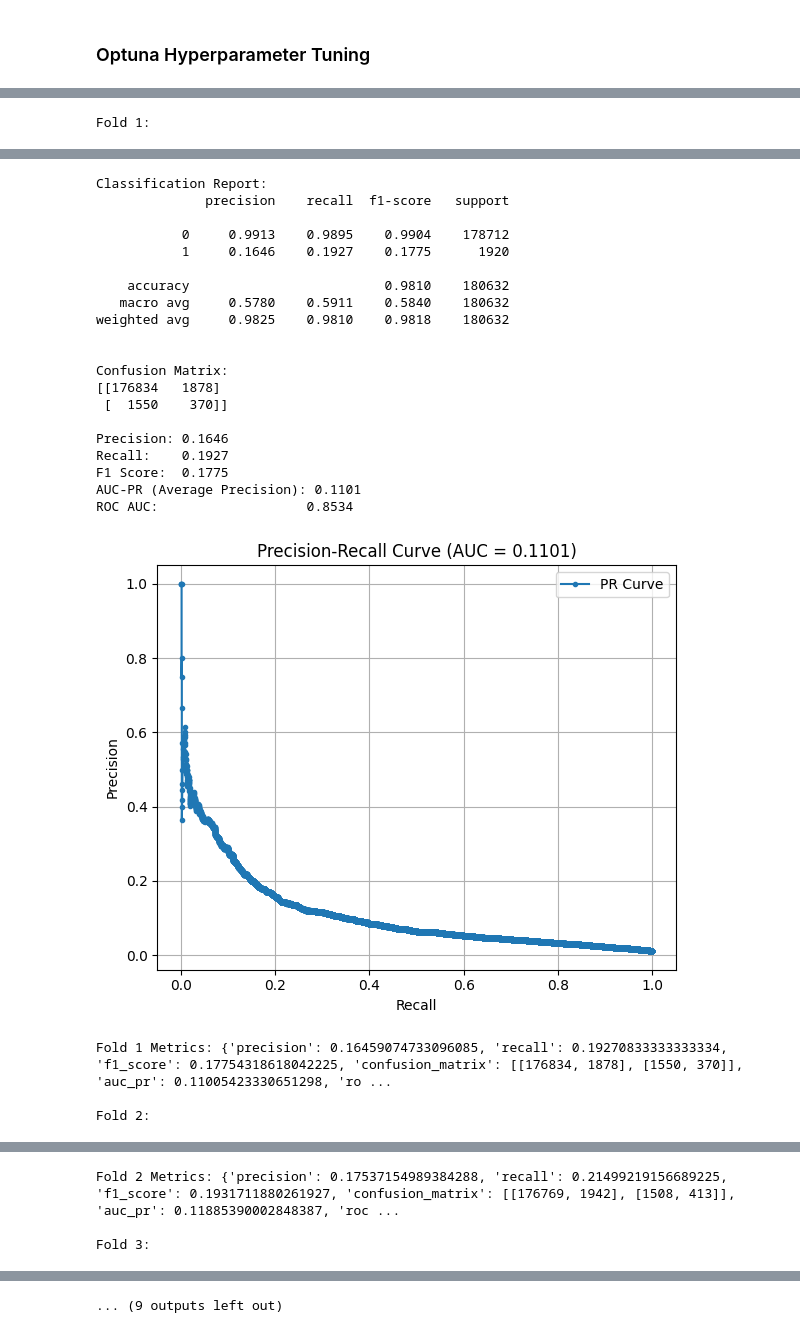
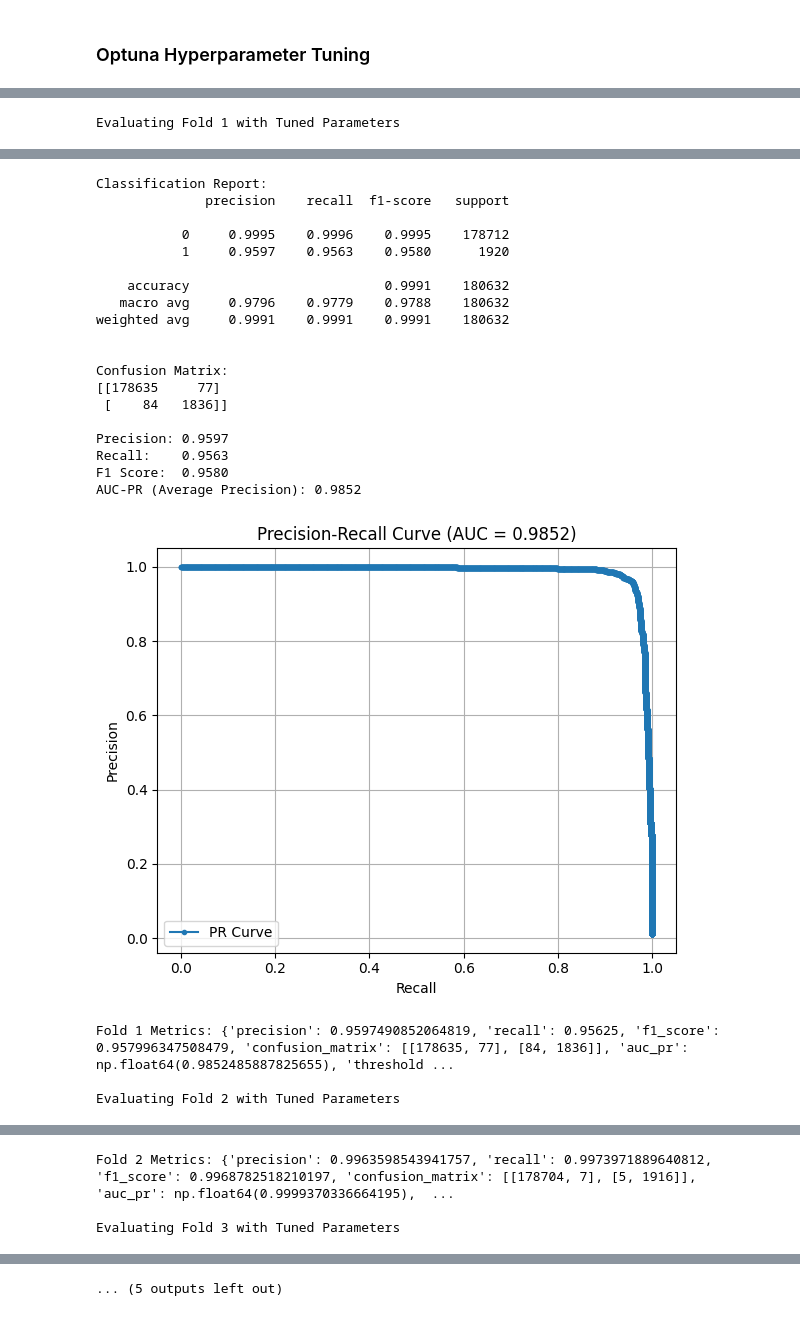
Before and after one commit to bernisschow/DSA4263-Business-and-Commerce-Fraud-Detection, a Jupyter notebook: notebooks/modelEnsemble.ipynb, the cells around one changed output, grey strips where cells are left out. Saved outputs shown, nothing was run; the diff lists cells and outputs as text; code cells hidden in the pictures.

Commit message:
final model ensemble.

```diff
--- a/notebooks/modelEnsemble.ipynb
+++ b/notebooks/modelEnsemble.ipynb
@@ -111,11 +110,6 @@ def evaluate_model(y_true, y_pred, y_proba=None, plot_pr_curve=True):
         metrics['auc_pr'] = pr_auc
         print(f"AUC-PR (Average Precision): {pr_auc:.4f}")
 
-        # ROC AUC
-        roc_auc = roc_auc_score(y_true, y_proba)
-        metrics['roc_auc'] = roc_auc
-        print(f"ROC AUC:                   {roc_auc:.4f}")
-
         # PR Curve
         if plot_pr_curve:
             precision_pts, recall_pts, _ = precision_recall_curve(y_true, y_proba)
@@ -199,5 +183,16 @@ def create_objective(X_train, y_train, X_val, y_val):
         xgb_probs = xgb.predict_proba(X_val)[:, 1]
         blended_probs = (1 - blend_weight) * rf_probs + blend_weight * xgb_probs
 
-        return roc_auc_score(y_val, blended_probs)
+        return average_precision_score(y_val, blended_probs)
     return objective
+# %%
+# Load your folds
+def load_fold_data():
+    train_folds = []
+    val_folds = []
+    for i in range(1, 6):
+        train_folds.append(pd.read_csv(f'/Users/P1366370/Downloads/data/preprocessed/fold_{i}_train.csv'))
+        val_folds.append(pd.read_csv(f'/Users/P1366370/Downloads/data/preprocessed/fold_{i}_val.csv'))
+    return train_folds, val_folds
+
+train_folds, val_folds = load_fold_data()
@@ -204,19 +255,10 @@ def create_objective(X_train, y_train, X_val, y_val):
 # %%
-def load_fold_data():
-    train_folds = []
-    val_folds = []
-    for i in range(1, 6):
-        train_folds.append(pd.read_csv(f'/Users/Berniss/Downloads/data/preprocessed/fold_{i}_train.csv'))
-        val_folds.append(pd.read_csv(f'/Users/Berniss/Downloads/data/preprocessed/fold_{i}_val.csv'))
-    return train_folds, val_folds
-
-# Main 5-fold ensemble pipeline
-train_folds, val_folds = load_fold_data()
 all_metrics = []
 
-for i in range(5):
-    print(f"\nFold {i+1}:")
-    train_data = train_folds[i]
+for i in range(4):
+    print(f"\nEvaluating Fold {i+1} with Tuned Parameters")
+
+    train_data = pd.concat([df for j, df in enumerate(train_folds[:4]) if j != i])
     val_data = val_folds[i]
 
     X_train = train_data.drop(columns='fraud_bool')
@@ -228,9 +270,7 @@ for i in range(5):
     X_train_scaled = scaler.fit_transform(X_train)
     X_val_scaled = scaler.transform(X_val)
 
-    study = optuna.create_study(direction='maximize')
-    study.optimize(create_objective(X_train_scaled, y_train, X_val_scaled, y_val), n_trials=10, show_progress_bar=False)
-    best_params = study.best_params
+    best_params = tuned_params_per_fold[i]
     blend_weight = best_params['blend_weight']
 
     best_rf = RandomForestClassifier(
@@ -260,12 +300,13 @@ for i in range(5):
     blended_probs = (1 - blend_weight) * rf_probs + blend_weight * xgb_probs
 
     thresholds = np.linspace(0.01, 0.99, 100)
-    best_thresh = thresholds[np.argmax([f1_score(y_val, (blended_probs >= t).astype(int)) for t in thresholds])]
+    best_thresh = thresholds[np.argmax([average_precision_score(y_val, (blended_probs >= t).astype(int)) for t in thresholds])]
     final_preds = (blended_probs >= best_thresh).astype(int)
 
     metrics = evaluate_model(y_val, final_preds, blended_probs)
     metrics['threshold'] = best_thresh
     all_metrics.append(metrics)
+
     print(f"Fold {i+1} Metrics:", metrics)
 # %% [output]
-Fold 1:
+Evaluating Fold 1 with Tuned Parameters
@@ -289,24 +316,23 @@ Parameters: { "use_label_encoder" } are not used.
 Classification Report:
               precision    recall  f1-score   support
 
-           0     0.9913    0.9895    0.9904    178712
-           1     0.1646    0.1927    0.1775      1920
+           0     0.9995    0.9996    0.9995    178712
+           1     0.9597    0.9563    0.9580      1920
 
-    accuracy                         0.9810    180632
-   macro avg     0.5780    0.5911    0.5840    180632
-weighted avg     0.9825    0.9810    0.9818    180632
+    accuracy                         0.9991    180632
+   macro avg     0.9796    0.9779    0.9788    180632
+weighted avg     0.9991    0.9991    0.9991    180632
 
 
 Confusion Matrix:
-[[176834   1878]
- [  1550    370]]
+[[178635     77]
+ [    84   1836]]
 
-Precision: 0.1646
-Recall:    0.1927
-F1 Score:  0.1775
-AUC-PR (Average Precision): 0.1101
-ROC AUC:                   0.8534
+Precision: 0.9597
+Recall:    0.9563
+F1 Score:  0.9580
+AUC-PR (Average Precision): 0.9852
-[figure, old version]
+[figure, new version]
-Fold 1 Metrics: {'precision': 0.16459074733096085, 'recall': 0.19270833333333334, 'f1_score': 0.17754318618042225, 'confusion_matrix': [[176834, 1878], [1550, 370]], 'auc_pr': 0.11005423330651298, 'ro ...
+Fold 1 Metrics: {'precision': 0.9597490852064819, 'recall': 0.95625, 'f1_score': 0.957996347508479, 'confusion_matrix': [[178635, 77], [84, 1836]], 'auc_pr': np.float64(0.9852485887825655), 'threshold ...
 
-Fold 2:
+Evaluating Fold 2 with Tuned Parameters
@@ -351,3 +362,3 @@ ROC AUC:                   0.8574
-Fold 2 Metrics: {'precision': 0.17537154989384288, 'recall': 0.21499219156689225, 'f1_score': 0.1931711880261927, 'confusion_matrix': [[176769, 1942], [1508, 413]], 'auc_pr': 0.11885390002848387, 'roc ...
+Fold 2 Metrics: {'precision': 0.9963598543941757, 'recall': 0.9973971889640812, 'f1_score': 0.9968782518210197, 'confusion_matrix': [[178704, 7], [5, 1916]], 'auc_pr': np.float64(0.9999370336664195),  ...
 
-Fold 3:
+Evaluating Fold 3 with Tuned Parameters
@@ -392 +388 @@ ROC AUC:                   0.8660
-... (9 outputs left out)
+... (5 outputs left out)
```
Also changed, not shown: parts of 16 cells of this notebook.
